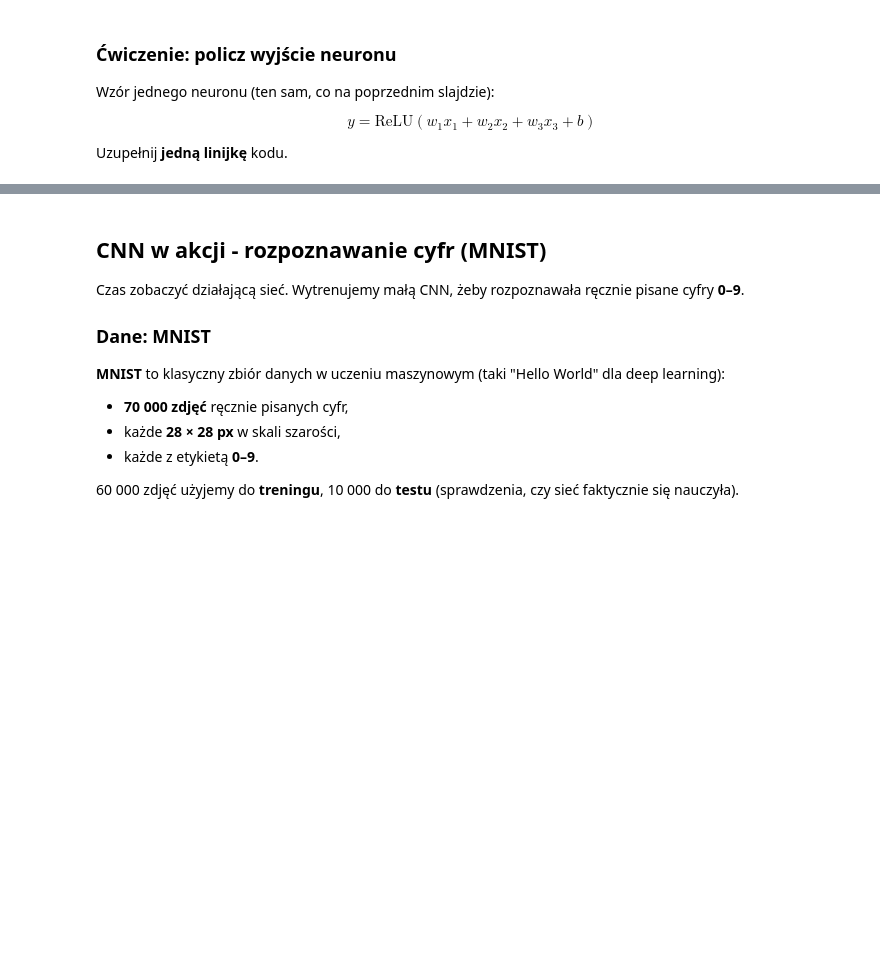
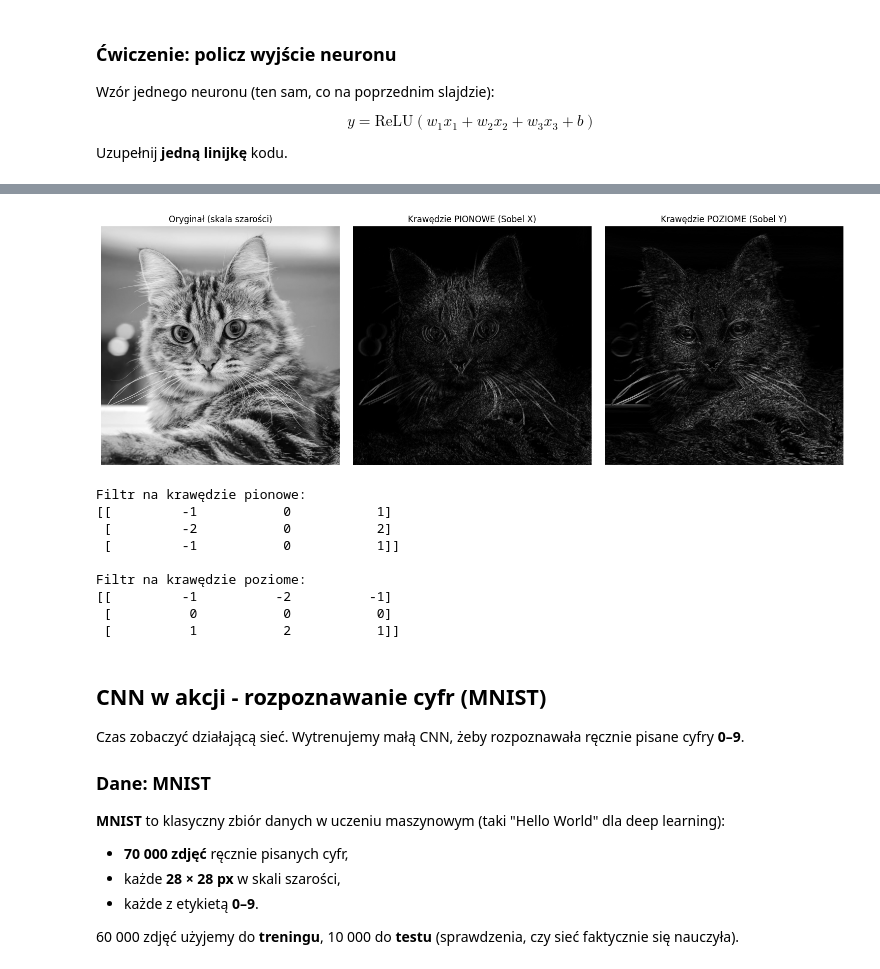
Before and after one commit to franciszekjob/agh-cv-workshop, a Jupyter notebook: notebook_filled.ipynb, the cells around one changed output, grey strips where cells are left out. Cells and saved outputs as stored; diff of their text form; code cells hidden in the pictures; blank space fills up the shorter version.

```diff
--- a/notebook_filled.ipynb
+++ b/notebook_filled.ipynb
@@ -412,3 +416,76 @@ W kolejnym kroku zobaczymy **co to właściwie znaczy "filtr" i "konwolucja"** -
+# %%
+import numpy as np
+import matplotlib.pyplot as plt
+from PIL import Image
+
+# Wczytujemy zdjęcie w skali szarości (jedna macierz H × W)
+img = np.array(Image.open("img/cat.png").convert("L"), dtype=np.float32)
+
+# Filtr Sobela - krawędzie PIONOWE (różnica jasności: lewo vs prawo)
+kernel_v = np.array(
+    [
+        [-1, 0, 1],
+        [-2, 0, 2],
+        [-1, 0, 1],
+    ],
+    dtype=np.float32,
+)
+
+# Filtr Sobela - krawędzie POZIOME (różnica jasności: góra vs dół)
+kernel_h = np.array(
+    [
+        [-1, -2, -1],
+        [0, 0, 0],
+        [1, 2, 1],
+    ],
+    dtype=np.float32,
+)
+
+
+def conv2d(image, kernel):
+    """Ręczna konwolucja - filtr 3×3 przesuwany po całym obrazie."""
+    H, W = image.shape
+    out = np.zeros((H - 2, W - 2), dtype=np.float32)
+    for i in range(3):
+        for j in range(3):
+            out += kernel[i, j] * image[i : H - 2 + i, j : W - 2 + j]
+    return np.abs(out)
+
+
+edges_v = conv2d(img, kernel_v)
+edges_h = conv2d(img, kernel_h)
+
+fig, axes = plt.subplots(1, 3, figsize=(15, 5))
+axes[0].imshow(img, cmap="gray")
+axes[0].set_title("Oryginał (skala szarości)")
+axes[0].axis("off")
+
+axes[1].imshow(edges_v, cmap="gray")
+axes[1].set_title("Krawędzie PIONOWE (Sobel X)")
+axes[1].axis("off")
+
+axes[2].imshow(edges_h, cmap="gray")
+axes[2].set_title("Krawędzie POZIOME (Sobel Y)")
+axes[2].axis("off")
+
+plt.tight_layout()
+plt.show()
+
+print("Filtr na krawędzie pionowe:")
+print(kernel_v)
+print("\nFiltr na krawędzie poziome:")
+print(kernel_h)
+# %% [output]
+[figure, added]
+Filtr na krawędzie pionowe:
+[[         -1           0           1]
+ [         -2           0           2]
+ [         -1           0           1]]
+
+Filtr na krawędzie poziome:
+[[         -1          -2          -1]
+ [          0           0           0]
+ [          1           2           1]]
 # %% [markdown]
 ## CNN w akcji - rozpoznawanie cyfr (MNIST)
 
```
Also changed, not shown: parts of 7 cells of this notebook, 1 other file.
